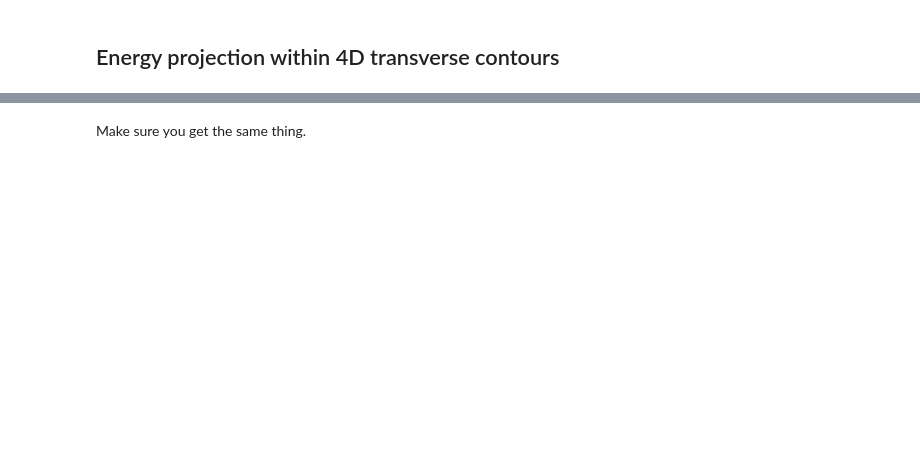
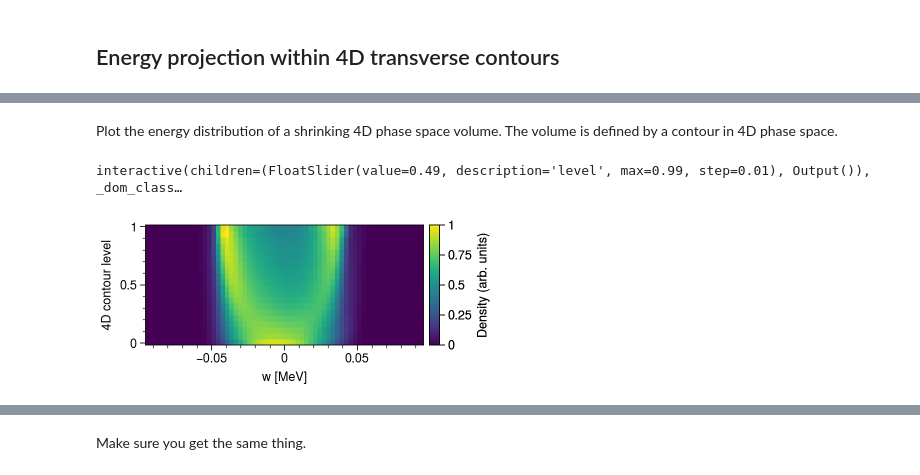
Before and after one commit to austin-hoover/analysis-sns-btf, a Jupyter notebook: scan3d/scan-xxpy-image-ypdE/where_is_correlation.ipynb, the cells around one changed output, grey strips where cells are left out. Drawn from its saved outputs; the diff is of its cells as text; code cells hidden in the pictures; blank space fills up the shorter version.

```diff
--- a/scan3d/scan-xxpy-image-ypdE/where_is_correlation.ipynb
+++ b/scan3d/scan-xxpy-image-ypdE/where_is_correlation.ipynb
@@ -156,10 +190,0 @@ W need to find valid x, xp, y, yp indices. Then we just masked the other indices
-# %%
-n = 30
-levels = np.linspace(0.99, 0.01, n)
-pws = []
-for level in levels:
-    inds = np.where(ftr > level)
-    pw = np.sum(f[inds], axis=0)
-    pw = pw / np.sum(pw)
-    pws.append(pw)
-pws = np.array(pws)
@@ -174,0 +191,34 @@ ax.format(ylabel='4D contour level', xlabel='dE [MeV]')
+# %% [markdown]
+Plot the energy distribution of a shrinking 4D phase space volume. The volume is defined by a contour in 4D phase space.
+# %%
+def energy_proj(f, ftr=None, level=0.5, normalize=True):
+    if ftr is None:
+        ftr = np.sum(f, axis=-1)
+    pw = np.sum(f[np.where(ftr > level)], axis=0)
+    if normalize:
+        pw = pw / np.sum(pw)
+    return pw
+# %%
+def update(level):
+    pw = energy_proj(f, ftr, level, normalize=True)
+    fig, ax = pplt.subplots(figsize=(4, 1.5))
+    ax.format(xlabel=dims_units[4])
+    ax.bar(coords[4], pw, color='black')
+    plt.show()
+
+interactive(update, level=(0.0, 0.99, 0.01))
+# %% [output]
+interactive(children=(FloatSlider(value=0.49, description='level', max=0.99, step=0.01), Output()), _dom_class…
+# %%
+n = 20
+levels = np.linspace(0.99, 0.01, n)
+pws = np.array([energy_proj(f, ftr, level) for level in levels])
+pws = pws / np.max(pws)
+# %%
+fig, ax = pplt.subplots(figsize=(4, 1.75))
+ax.pcolormesh(coords[4], levels[::-1], pws[::-1],
+              colorbar=True, colorbar_kw=dict(label='Density (arb. units)', width=0.1))
+ax.format(xlabel='w [MeV]', ylabel='4D contour level')
+plt.show()
+# %% [output]
+[figure, added]
```
Also changed, not shown: parts of 39 cells of this notebook.
